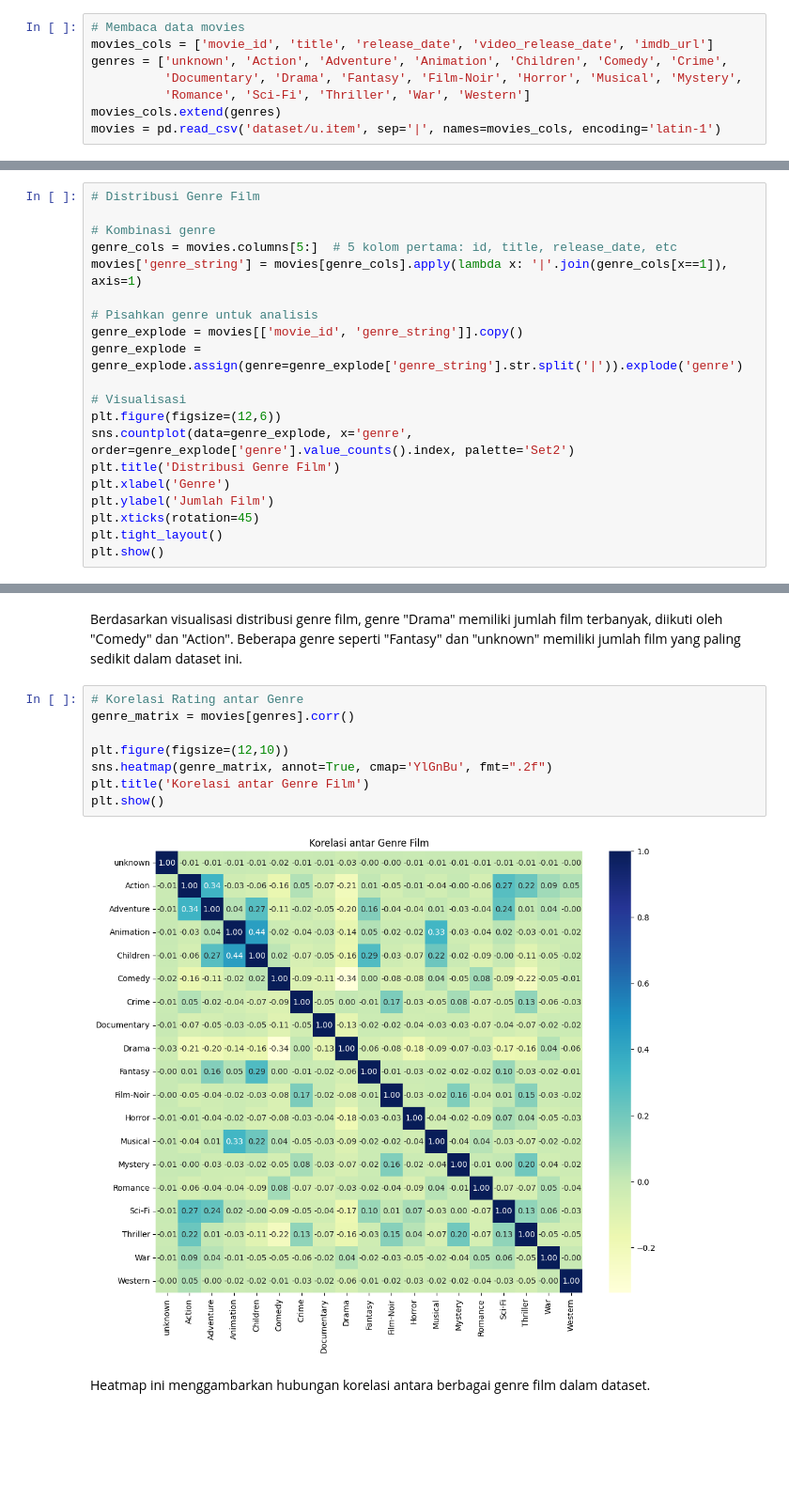
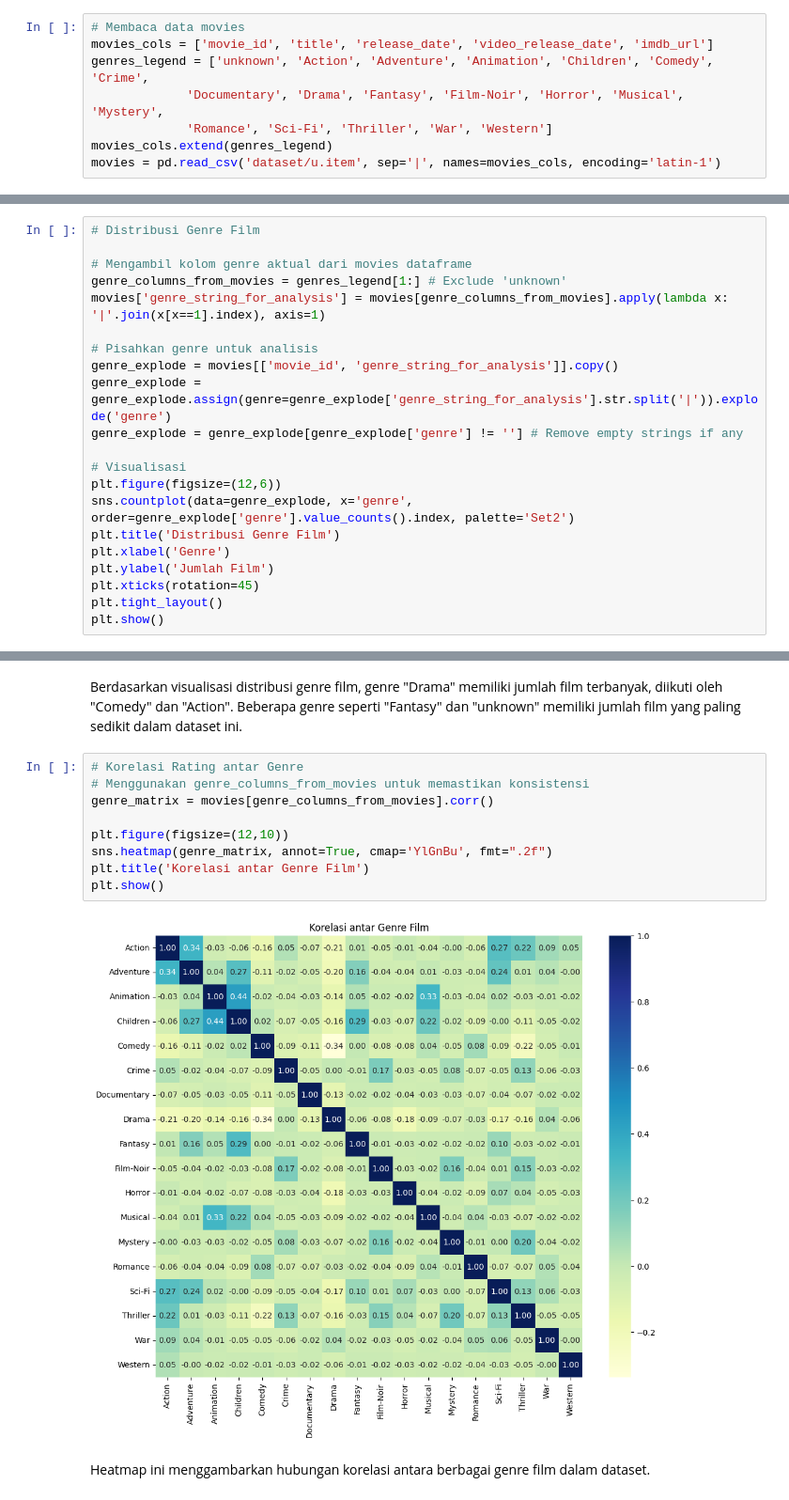
Before and after one commit to rifkyadiii/ml_terapan_2, a Jupyter notebook: recommender_system.ipynb, the cells around one changed output, grey strips where cells are left out. Shown: that part at 94% size. Drawn from its saved outputs; the diff is of its cells as text; blank space fills up the shorter version.

```diff
--- a/recommender_system.ipynb
+++ b/recommender_system.ipynb
@@ -37,10 +37,10 @@ Ini adalah tampilan awal dari dataframe ratings yang berisi ID pengguna, ID film
 # %%
 # Membaca data movies
 movies_cols = ['movie_id', 'title', 'release_date', 'video_release_date', 'imdb_url']
-genres = ['unknown', 'Action', 'Adventure', 'Animation', 'Children', 'Comedy', 'Crime',
-          'Documentary', 'Drama', 'Fantasy', 'Film-Noir', 'Horror', 'Musical', 'Mystery',
-          'Romance', 'Sci-Fi', 'Thriller', 'War', 'Western']
-movies_cols.extend(genres)
+genres_legend = ['unknown', 'Action', 'Adventure', 'Animation', 'Children', 'Comedy', 'Crime',
+             'Documentary', 'Drama', 'Fantasy', 'Film-Noir', 'Horror', 'Musical', 'Mystery',
+             'Romance', 'Sci-Fi', 'Thriller', 'War', 'Western']
+movies_cols.extend(genres_legend)
 movies = pd.read_csv('dataset/u.item', sep='|', names=movies_cols, encoding='latin-1')
 # %%
 movies.head()
@@ -137,13 +137,14 @@ Visualisasi distribusi jumlah rating per pengguna menunjukkan bahwa sebagian bes
 # %%
 # Distribusi Genre Film
 
-# Kombinasi genre
-genre_cols = movies.columns[5:]  # 5 kolom pertama: id, title, release_date, etc
-movies['genre_string'] = movies[genre_cols].apply(lambda x: '|'.join(genre_cols[x==1]), axis=1)
+# Mengambil kolom genre aktual dari movies dataframe
+genre_columns_from_movies = genres_legend[1:] # Exclude 'unknown'
+movies['genre_string_for_analysis'] = movies[genre_columns_from_movies].apply(lambda x: '|'.join(x[x==1].index), axis=1)
 
 # Pisahkan genre untuk analisis
-genre_explode = movies[['movie_id', 'genre_string']].copy()
-genre_explode = genre_explode.assign(genre=genre_explode['genre_string'].str.split('|')).explode('genre')
+genre_explode = movies[['movie_id', 'genre_string_for_analysis']].copy()
+genre_explode = genre_explode.assign(genre=genre_explode['genre_string_for_analysis'].str.split('|')).explode('genre')
+genre_explode = genre_explode[genre_explode['genre'] != ''] # Remove empty strings if any
 
 # Visualisasi
 plt.figure(figsize=(12,6))
@@ -179,14 +179,15 @@ Top 10 Genre Terpopuler:
 Berdasarkan visualisasi distribusi genre film, genre "Drama" memiliki jumlah film terbanyak, diikuti oleh "Comedy" dan "Action". Beberapa genre seperti "Fantasy" dan "unknown" memiliki jumlah film yang paling sedikit dalam dataset ini.
 # %%
 # Korelasi Rating antar Genre
-genre_matrix = movies[genres].corr()
+# Menggunakan genre_columns_from_movies untuk memastikan konsistensi
+genre_matrix = movies[genre_columns_from_movies].corr()
 
 plt.figure(figsize=(12,10))
 sns.heatmap(genre_matrix, annot=True, cmap='YlGnBu', fmt=".2f")
 plt.title('Korelasi antar Genre Film')
 plt.show()
 # %% [output]
-[figure, old version]
+[figure, new version]
 # %% [markdown]
 Heatmap ini menggambarkan hubungan korelasi antara berbagai genre film dalam dataset.
 # %% [markdown]
```
Also changed, not shown: parts of 35 cells of this notebook, 2 other files.
